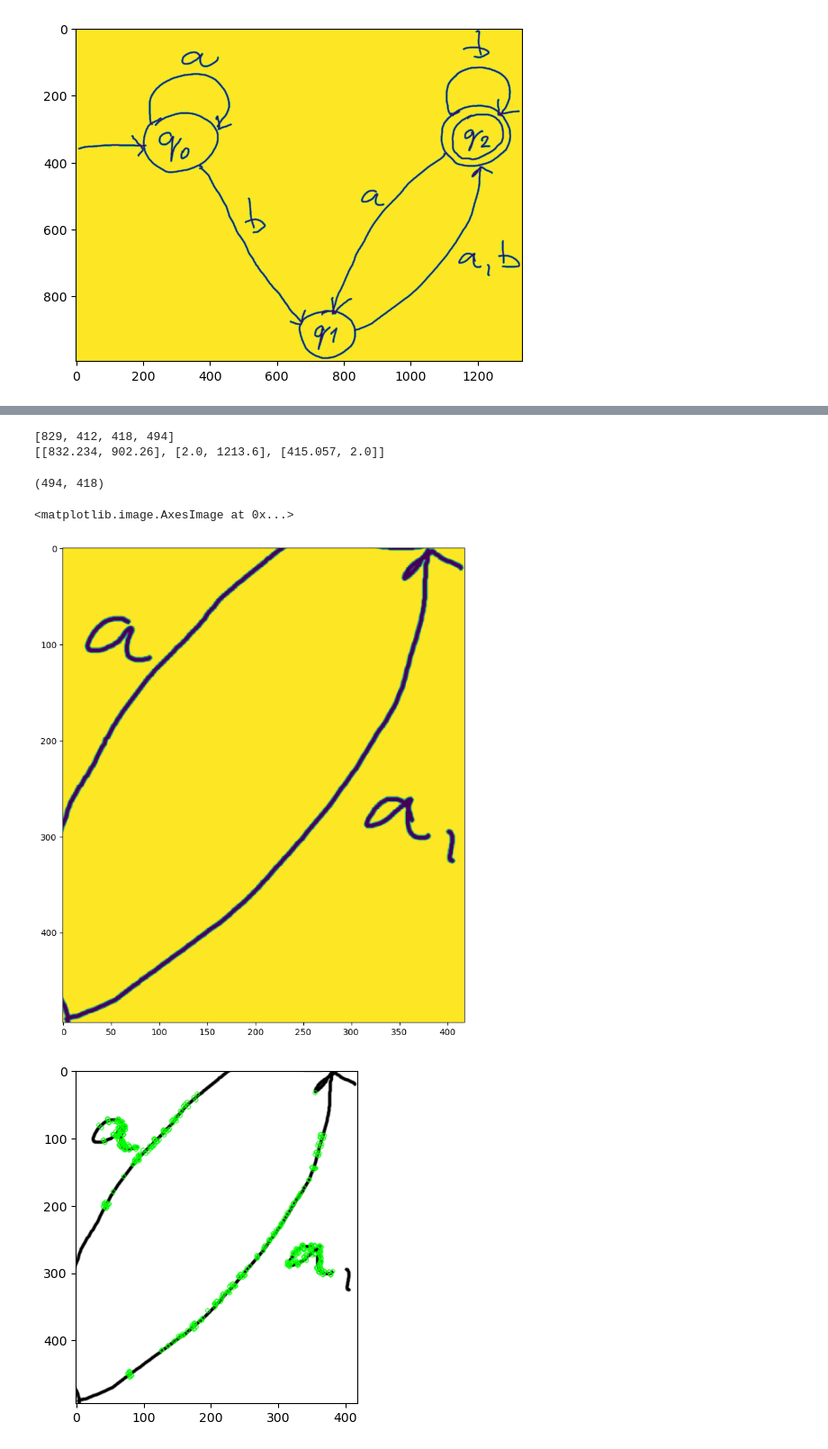
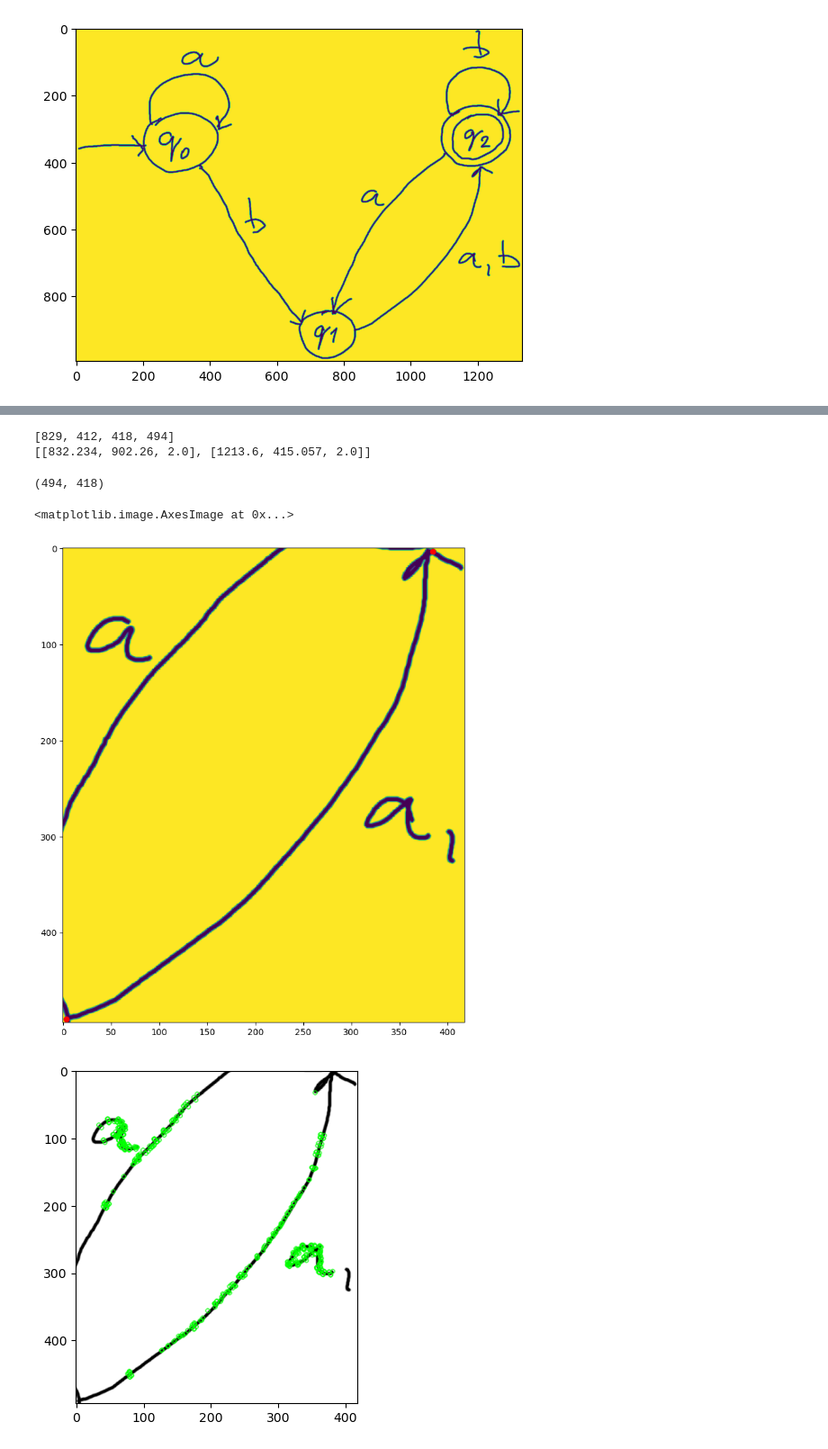
Before and after one commit to nricciardi/diagram, a Jupyter notebook: src/extractor/double_clustering/double_clustering.ipynb, the cells around one changed output, grey strips where cells are left out. Shown at 90% size. Saved outputs shown, nothing was run; the diff lists cells and outputs as text; code cells hidden in the pictures.

```diff
--- a/src/extractor/double_clustering/double_clustering.ipynb
+++ b/src/extractor/double_clustering/double_clustering.ipynb
@@ -71,30 +114,44 @@ x, y, width, height = sample_arrow_bbox
 print(sample_arrow_bbox)
 
 
-sample_arrow_keypoints = []
-current_keypoint = []
+sample_arrow_roi = []
+current_roi = []
 for keypoint_coord in image_arrow_annotations[sample_arrow_index]["keypoints"]:
-    if len(current_keypoint) == 2:
-        sample_arrow_keypoints.append(current_keypoint)
-        current_keypoint = []
+    if len(current_roi) == 3:
+        sample_arrow_roi.append(current_roi)
+        current_roi = []
 
-    current_keypoint.append(keypoint_coord)
+    current_roi.append(keypoint_coord)
 
-sample_arrow_keypoints.append(current_keypoint)
+sample_arrow_roi.append(current_roi)
 
-print(sample_arrow_keypoints)
+print(sample_arrow_roi)
 # %% [output]
 [829, 412, 418, 494]
-[[832.234, 902.26], [2.0, 1213.6], [415.057, 2.0]]
+[[832.234, 902.26, 2.0], [1213.6, 415.057, 2.0]]
 # %%
 arrow_subregion = image[y:y+height, x:x+width]
 print(arrow_subregion.shape)
+
+
 plt.figure(figsize=(10, 10))
+
+
+# v = 0 → il keypoint non è annotato (invisibile o mancante)
+# v = 1 → il keypoint è annotato ma non visibile (es. occluso)
+# v = 2 → il keypoint è visibile e annotato
+
+for roi_x, roi_y, roi_v in sample_arrow_roi:
+    if int(roi_v) != 0:
+        plt.scatter(roi_x - x, roi_y - y, c="red")
+    else:
+        print("keypoint = 0")
+
 plt.imshow(arrow_subregion)
 # %% [output]
 (494, 418)
 <matplotlib.image.AxesImage at 0x...>
-[figure, old version]
+[figure, new version]
 # %%
 # --- STEP 2: Detect keypoints ---
 
```
Also changed, not shown: parts of 5 cells of this notebook, 1 other file.
